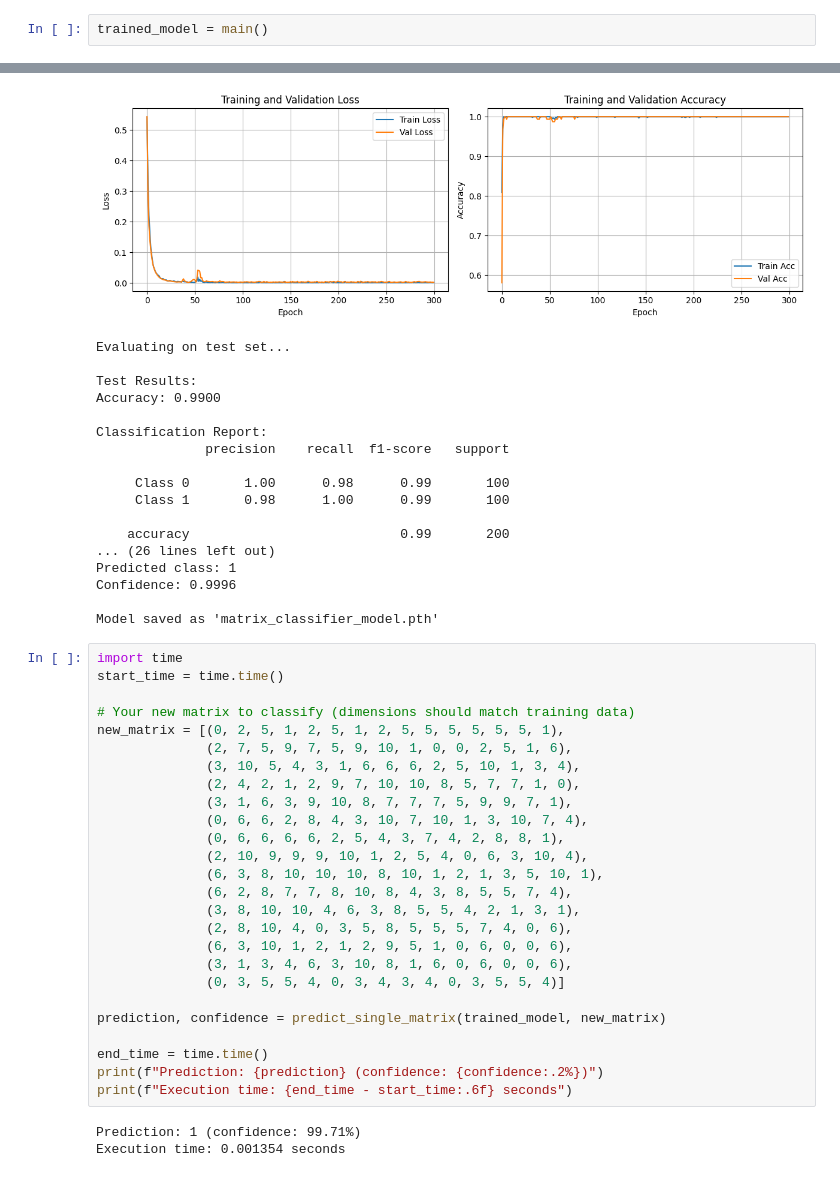
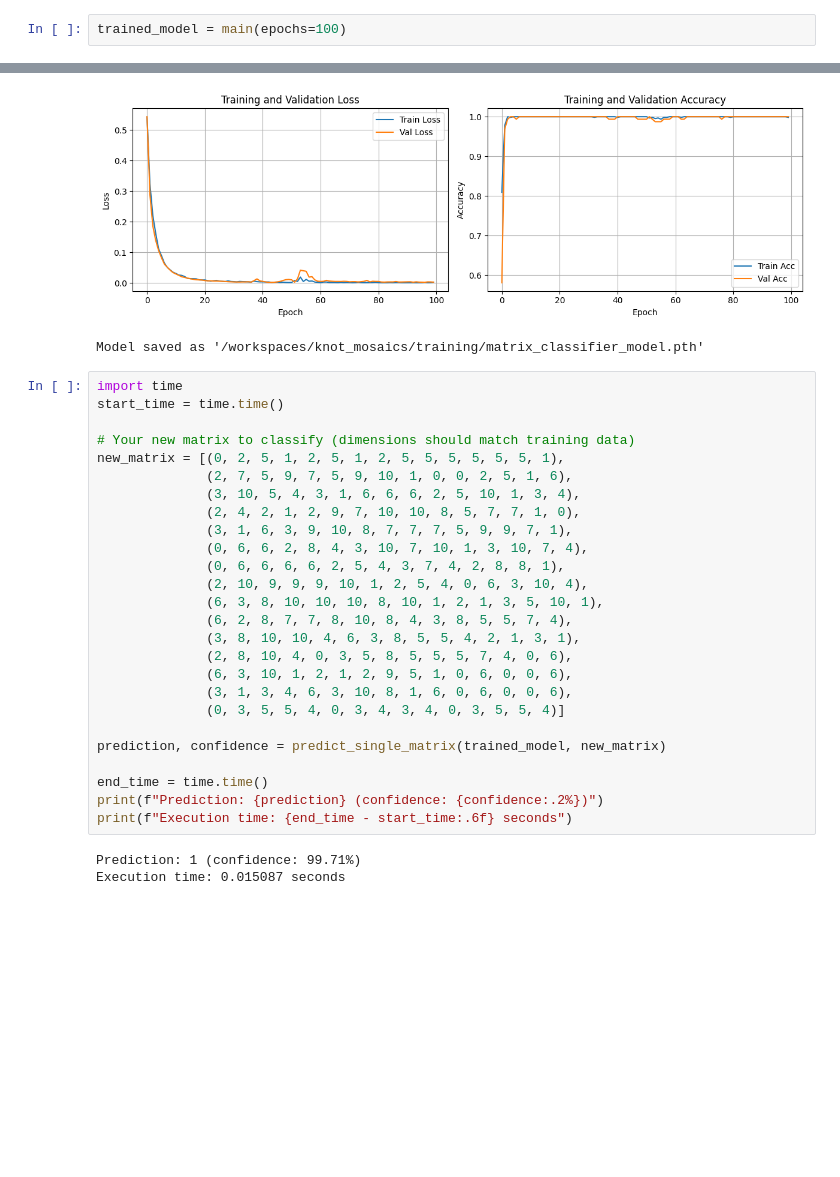
Before and after one commit to andrew-tawfeek/knot_mosaics, a Jupyter notebook: training/model.ipynb, the cells around one changed output, grey strips where cells are left out. Saved outputs shown, nothing was run; the diff lists cells and outputs as text; blank space fills up the shorter version.

```diff
--- a/training/model.ipynb
+++ b/training/model.ipynb
@@ -6,5 +8,5 @@ sys.path.append('/workspaces/knot_mosaics/training')
 # %%
-trained_model = main()
+trained_model = main(epochs=100)
 # %% [output]
 Loading data from data.py...
 Detected matrix dimensions: 15x15 (input_size=225)
@@ -26,21 +28,5 @@ Epoch [300/300]
-[figure, old version]
+[figure, new version]
-Evaluating on test set...
-
-Test Results:
-Accuracy: 0.9900
-
-Classification Report:
-              precision    recall  f1-score   support
-
-     Class 0       1.00      0.98      0.99       100
-     Class 1       0.98      1.00      0.99       100
-
-    accuracy                           0.99       200
-... (26 lines left out)
-Predicted class: 1
-Confidence: 0.9996
-
-Model saved as 'matrix_classifier_model.pth'
+Model saved as '/workspaces/knot_mosaics/training/matrix_classifier_model.pth'
 # %%
 import time
 start_time = time.time()
@@ -69,5 +55,5 @@ print(f"Prediction: {prediction} (confidence: {confidence:.2%})")
 print(f"Execution time: {end_time - start_time:.6f} seconds")
 # %% [output]
 Prediction: 1 (confidence: 99.71%)
-Execution time: 0.001354 seconds
+Execution time: 0.015087 seconds
 # %%
```
Also changed, not shown: parts of 4 cells of this notebook, 1 other file.
